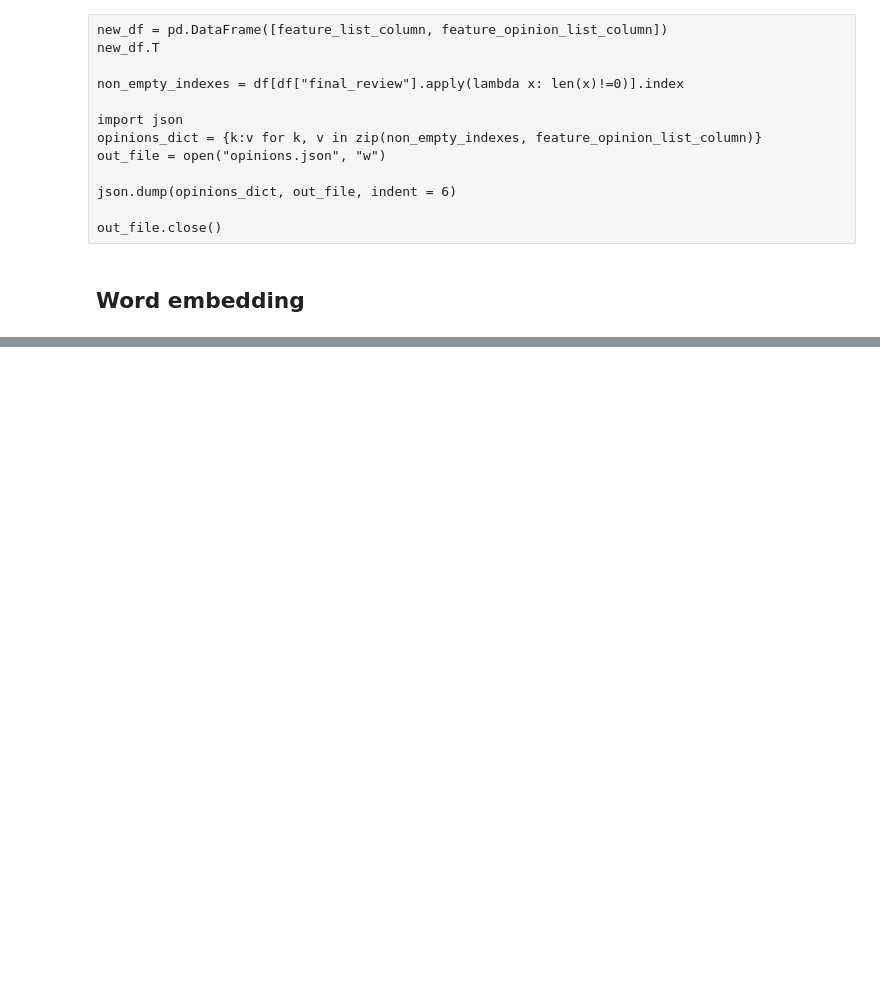
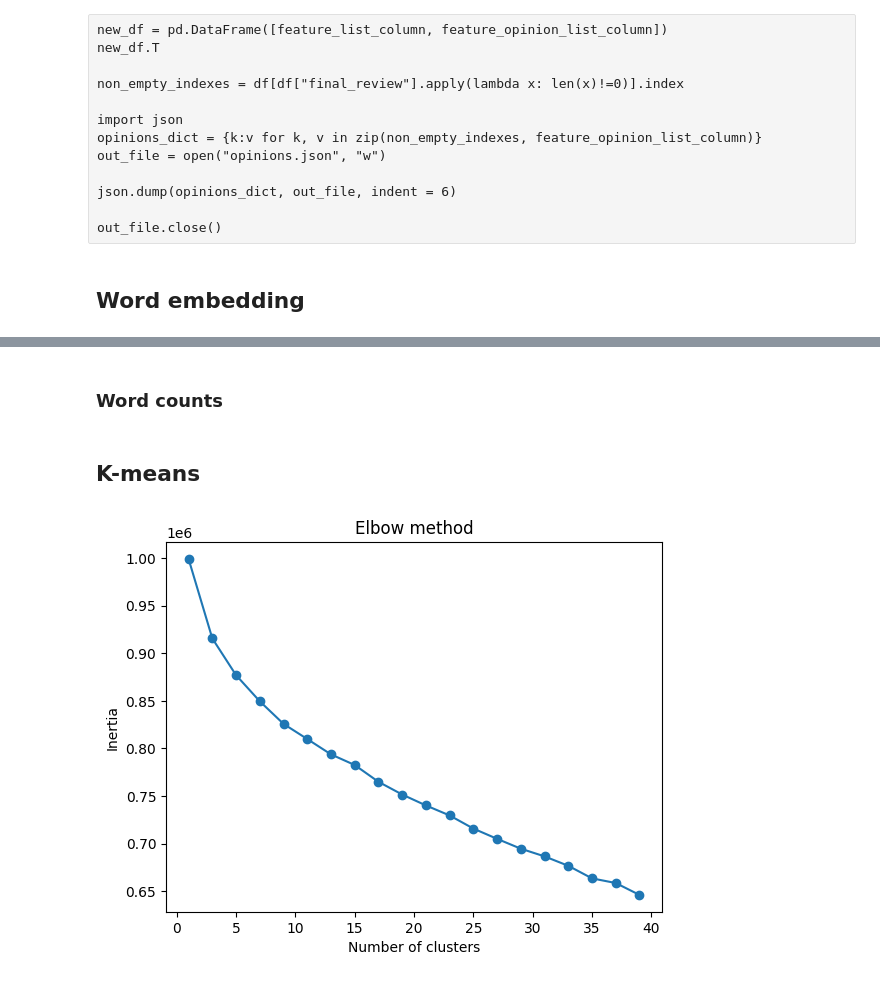
Before and after one commit to markrz12/aspect-based-opinion-mining, a Jupyter notebook: Mgr1.ipynb, the cells around one changed output, grey strips where cells are left out. Drawn from its saved outputs; the diff is of its cells as text; code cells hidden in the pictures; blank space fills up the shorter version.

Commit message:
K-means, categories

```diff
--- a/Mgr1.ipynb
+++ b/Mgr1.ipynb
@@ -776,11 +667,0 @@ word_vectors
-# %%
-kmeans = KMeans(n_clusters=40, init='k-means++', random_state=324)
-
-kmeans.fit(word_vectors)
-pred = kmeans.predict(word_vectors)
-
-clustered_words = pd.DataFrame([[str(i) for i in tokens], pred], index=['word', 'cluster']).T
-
-for ind, cl in clustered_words.groupby('cluster'):
-    print(f'=====================================\nCluster no:{ind}')
-    print(*cl['word'], sep='\n')
@@ -816,0 +742,2 @@ import matplotlib.pyplot as plt
+# %% [markdown]
+### Word counts
@@ -816,0 +749,21 @@ import matplotlib.pyplot as plt
+# %% [markdown]
+## K-means
+# %%
+popular_words = word_counts[word_counts['count']>=15]["word"].to_list()
+nlp = spacy.load('en_core_web_md')
+tokens = [nlp(word) for word in popular_words]
+word_vectors = pd.DataFrame([i.vector for i in tokens])
+# %%
+inertias = []
+for i in range(1,40, 2):
+    kmeans = KMeans(n_clusters=i, init='k-means++', n_init = 100, random_state=3)
+    kmeans.fit(word_vectors)
+    inertias.append(kmeans.inertia_)
+
+plt.plot(range(1,40, 2), inertias, marker='o')
+plt.title('Elbow method')
+plt.xlabel('Number of clusters')
+plt.ylabel('Inertia')
+plt.show()
+# %% [output]
+[figure, added]
```
Also changed, not shown: parts of 55 cells of this notebook, 2 other files.
